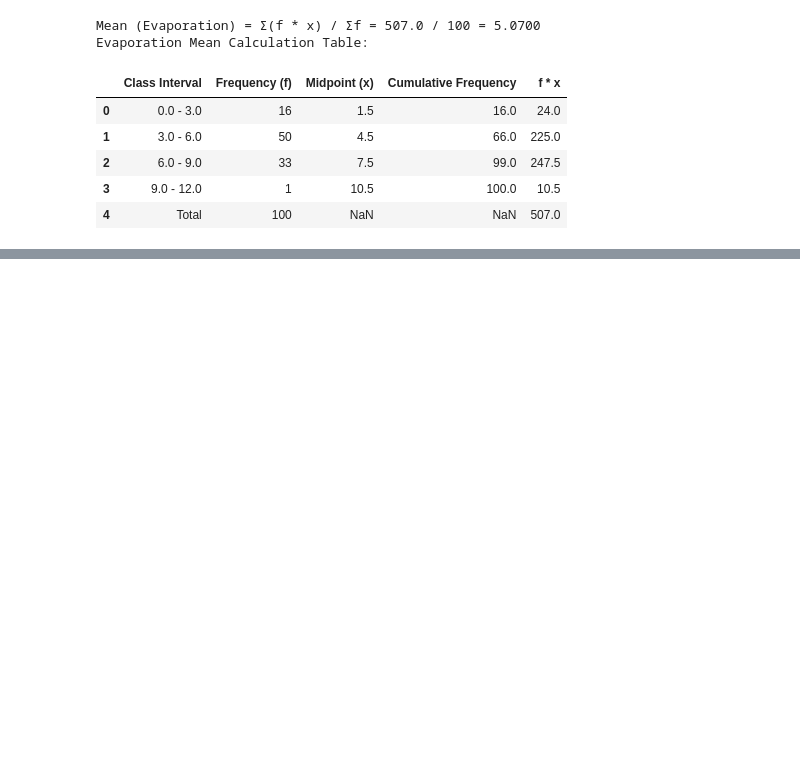
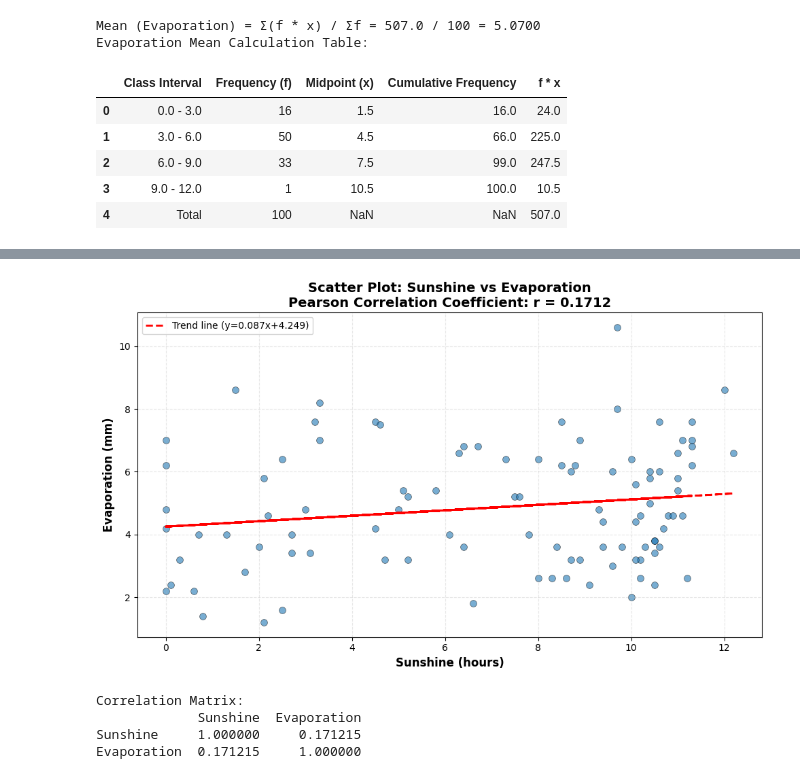
Before and after one commit to NotAlpha45/Statistics_Term_Paper, a Jupyter notebook: analysis.ipynb, the cells around one changed output, grey strips where cells are left out. Cells and saved outputs as stored; diff of their text form; code cells hidden in the pictures; blank space fills up the shorter version.

```diff
--- a/analysis.ipynb
+++ b/analysis.ipynb
@@ -329,0 +403,27 @@ evaporation_mean_table.to_excel("evaporation_mean_calculation.xlsx", index=False
+# %%
+# Create scatter plot
+plt.figure(figsize=(10, 6))
+plt.scatter(weather_data['Sunshine'], weather_data['Evaporation'], alpha=0.6, s=50, edgecolors='black', linewidth=0.5)
+
+# Add trend line
+z = np.polyfit(weather_data['Sunshine'], weather_data['Evaporation'], 1)
+p = np.poly1d(z)
+plt.plot(weather_data['Sunshine'], p(weather_data['Sunshine']), "r--", linewidth=2, label=f'Trend line (y={z[0]:.3f}x+{z[1]:.3f})')
+
+plt.xlabel('Sunshine (hours)', fontsize=12, fontweight='bold')
+plt.ylabel('Evaporation (mm)', fontsize=12, fontweight='bold')
+plt.title(f'Scatter Plot: Sunshine vs Evaporation\nPearson Correlation Coefficient: r = {r:.4f}', fontsize=14, fontweight='bold')
+plt.grid(True, alpha=0.3, linestyle='--')
+plt.legend()
+plt.tight_layout()
+plt.show()
+
+print("\nCorrelation Matrix:")
+correlation_matrix = weather_data[['Sunshine', 'Evaporation']].corr()
+print(correlation_matrix)
+# %% [output]
+[figure, added]
+Correlation Matrix:
+             Sunshine  Evaporation
+Sunshine     1.000000     0.171215
+Evaporation  0.171215     1.000000
```
Also changed, not shown: parts of 3 cells of this notebook.
